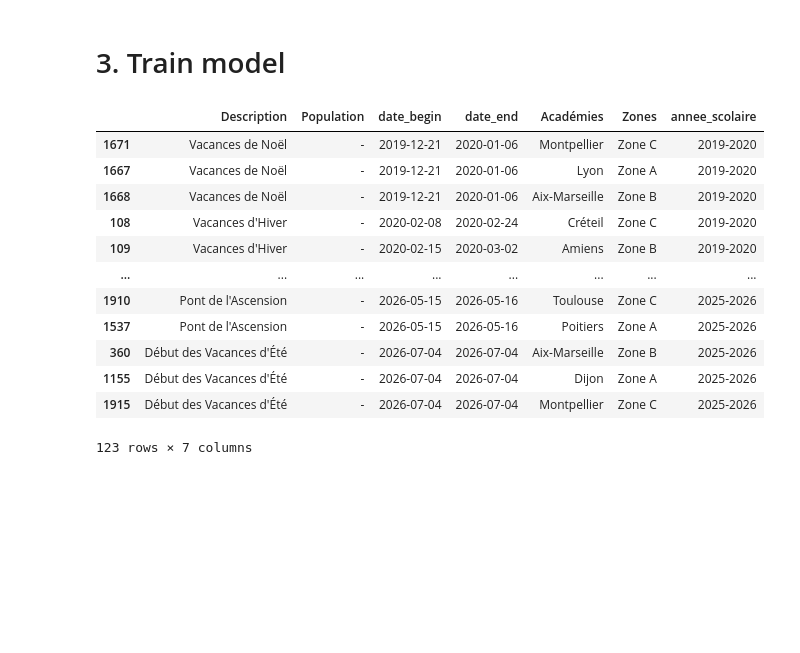
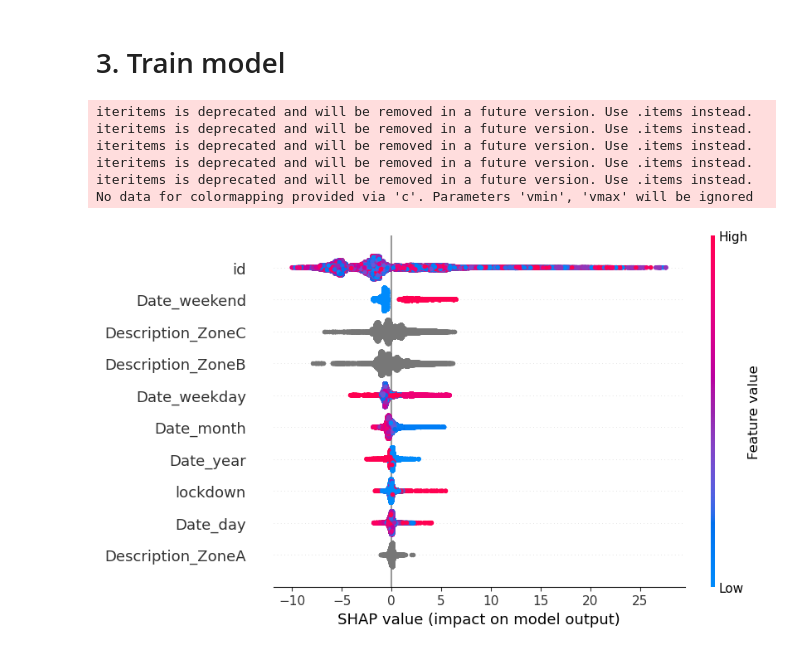
Before and after one commit to BWallyn/demand-forecast, a Jupyter notebook: notebooks/2-train-model.ipynb, the cells around one changed output. Cells and saved outputs as stored; diff of their text form; code cells hidden in the pictures; blank space fills up the shorter version.

```diff
--- a/notebooks/2-train-model.ipynb
+++ b/notebooks/2-train-model.ipynb
@@ -76,0 +82,3 @@ df_train
+# %%
+# Define the categorical columns for the model
+feat_cat = ["id", "Date_weekend", "lockdown", "Description_ZoneA", "Description_ZoneB", "Description_ZoneC"]
@@ -81,33 +94,24 @@ list_train_valid = get_split_train_val_cv(df_train, y_train, n_splits=5)
 # %%
 df_train_, df_valid_, y_train_, y_valid_ = list_train_valid[0]
 # %%
-# params = {
-#     "iterations": 1000,
-#     "depth": 7,
-#     "loss_function": "RMSE",
-#     # "learning_rate": 0.05,
-#     "early_stopping_rounds": 100,
-# }
+params = {
+    "iterations": 1000,
+    "depth": 7,
+    "loss_function": "RMSE",
+    "learning_rate": 0.07,
+    "early_stopping_rounds": 100,
+}
 
-# model, pred_train, pred_valid = train_model_cv_mlflow(
-#     list_train_valid=list_train_valid,
-#     feat_cat=feat_cat, plot_training=False, verbose=0,
-#     **params
-# )
+model, pred_train, pred_valid = train_model_cv_mlflow(
+    list_train_valid=list_train_valid,
+    feat_cat=feat_cat, plot_training=False, verbose=0,
+    **params
+)
+# %% [output]
+iteritems is deprecated and will be removed in a future version. Use .items instead.
+iteritems is deprecated and will be removed in a future version. Use .items instead.
+iteritems is deprecated and will be removed in a future version. Use .items instead.
+iteritems is deprecated and will be removed in a future version. Use .items instead.
+iteritems is deprecated and will be removed in a future version. Use .items instead.
+No data for colormapping provided via 'c'. Parameters 'vmin', 'vmax' will be ignored
+[figure, added]
-# %%
-df_hol = pd.read_pickle("../data/processed/holidays_france.pkl")
-df_hol
-# %% [output]
-|  | Description | Population | date_begin | date_end | Académies | Zones | annee_scolaire |
-| 1671 | Vacances de Noël | - | 2019-12-21 | 2020-01-06 | Montpellier | Zone C | 2019-2020 |
-| 1667 | Vacances de Noël | - | 2019-12-21 | 2020-01-06 | Lyon | Zone A | 2019-2020 |
-| 1668 | Vacances de Noël | - | 2019-12-21 | 2020-01-06 | Aix-Marseille | Zone B | 2019-2020 |
-| 108 | Vacances d'Hiver | - | 2020-02-08 | 2020-02-24 | Créteil | Zone C | 2019-2020 |
-| 109 | Vacances d'Hiver | - | 2020-02-15 | 2020-03-02 | Amiens | Zone B | 2019-2020 |
-| ... | ... | ... | ... | ... | ... | ... | ... |
-| 1910 | Pont de l'Ascension | - | 2026-05-15 | 2026-05-16 | Toulouse | Zone C | 2025-2026 |
-| 1537 | Pont de l'Ascension | - | 2026-05-15 | 2026-05-16 | Poitiers | Zone A | 2025-2026 |
-| 360 | Début des Vacances d'Été | - | 2026-07-04 | 2026-07-04 | Aix-Marseille | Zone B | 2025-2026 |
-| 1155 | Début des Vacances d'Été | - | 2026-07-04 | 2026-07-04 | Dijon | Zone A | 2025-2026 |
-| 1915 | Début des Vacances d'Été | - | 2026-07-04 | 2026-07-04 | Montpellier | Zone C | 2025-2026 |
-123 rows × 7 columns
```
Also changed, not shown: parts of 10 cells of this notebook.
